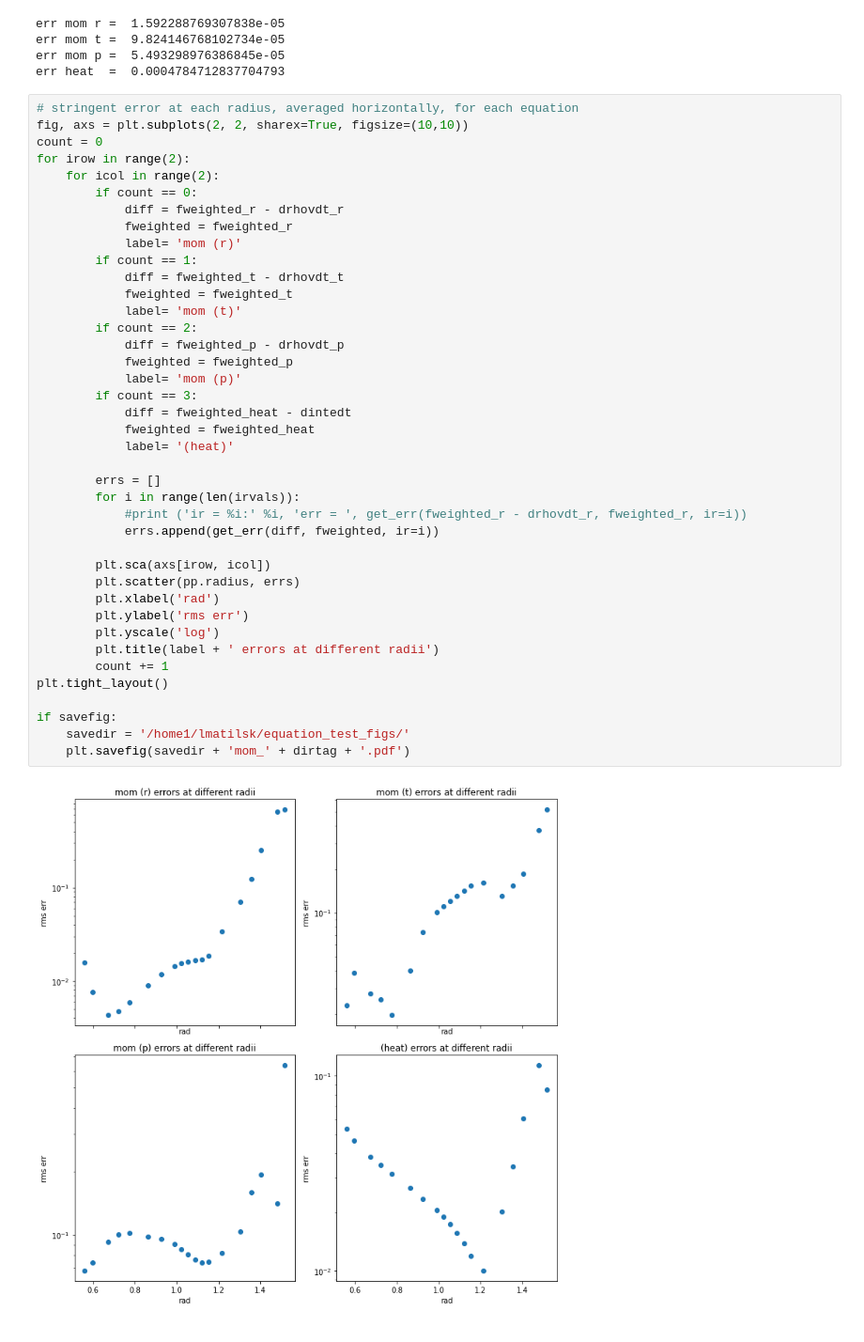
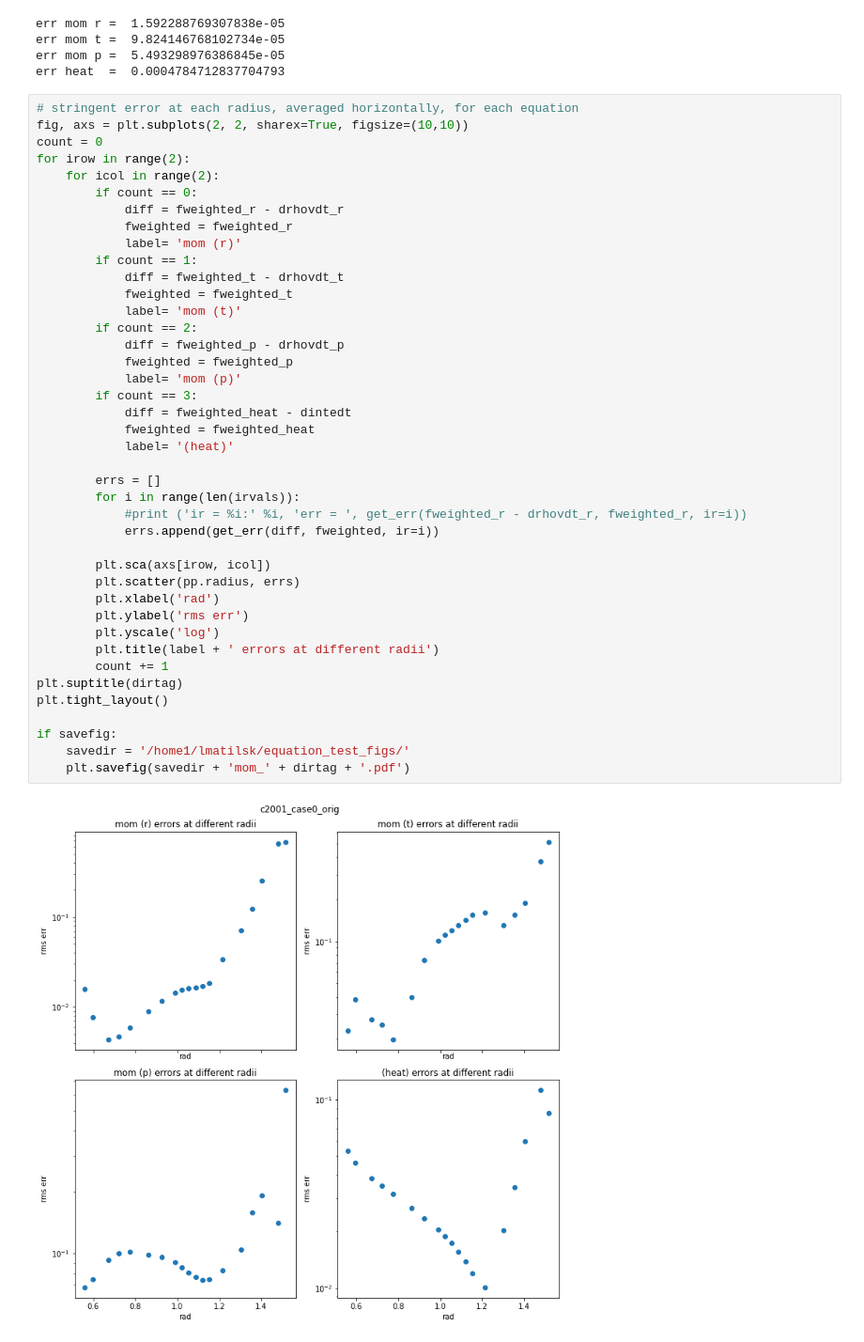
Before and after one commit to illorenzo7/rayleigh_utils, a Jupyter notebook: test_equations/momentum.ipynb, the cells around one changed output. Shown at 94% size. Cells and saved outputs as stored; diff of their text form.

```diff
--- a/test_equations/momentum.ipynb
+++ b/test_equations/momentum.ipynb
@@ -463,34 +463,35 @@ for irow in range(2):
             diff = fweighted_t - drhovdt_t
             fweighted = fweighted_t
             label= 'mom (t)'
         if count == 2:
             diff = fweighted_p - drhovdt_p
             fweighted = fweighted_p
             label= 'mom (p)'
         if count == 3:
             diff = fweighted_heat - dintedt
             fweighted = fweighted_heat
             label= '(heat)'
 
         errs = []
         for i in range(len(irvals)):
             #print ('ir = %i:' %i, 'err = ', get_err(fweighted_r - drhovdt_r, fweighted_r, ir=i))
             errs.append(get_err(diff, fweighted, ir=i))
 
         plt.sca(axs[irow, icol])
         plt.scatter(pp.radius, errs)
         plt.xlabel('rad')
         plt.ylabel('rms err')
         plt.yscale('log')
         plt.title(label + ' errors at different radii')
         count += 1
+plt.suptitle(dirtag)
 plt.tight_layout()
 
 if savefig:
     savedir = '/home1/lmatilsk/equation_test_figs/'
     plt.savefig(savedir + 'mom_' + dirtag + '.pdf')
 # %% [output]
-[figure, old version]
+[figure, new version]
 # %%
 # stringent error at each theta, averaged in r and phi
 fig, axs = plt.subplots(2, 2, sharex=True, figsize=(10,10))
```
Also changed, not shown: parts of 2 cells of this notebook.
